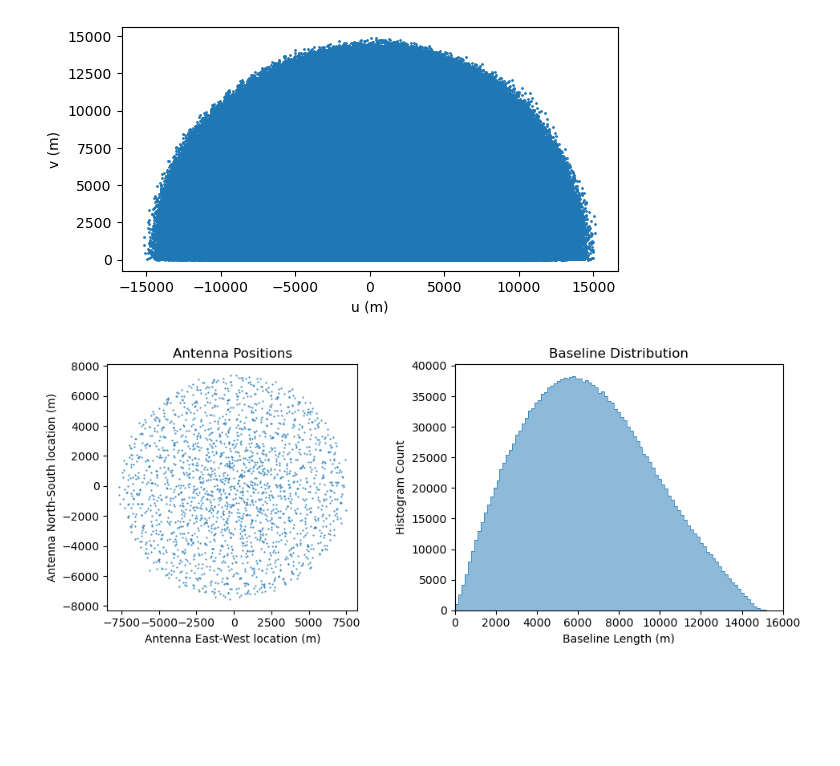
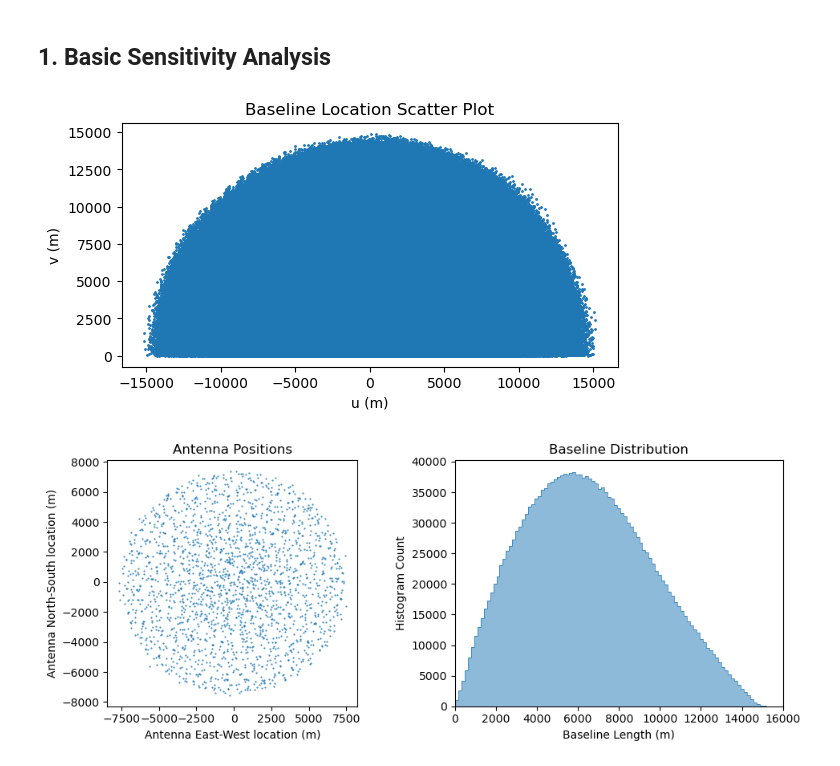
Before and after one commit to rlbyrne/PSsensitivity, a Jupyter notebook: plot_DSA2000_sensitivity.ipynb, the cells around one changed output. Cells and saved outputs as stored; diff of their text form; code cells hidden in the pictures; blank space fills up the shorter version.

```diff
--- a/plot_DSA2000_sensitivity.ipynb
+++ b/plot_DSA2000_sensitivity.ipynb
@@ -1,3 +11,5 @@
+# %% [markdown]
+## 1. Basic Sensitivity Analysis
 # %%
 import numpy as np
 import pyuvdata
@@ -31,14 +43,15 @@ antpos = array_sensitivity.get_antpos(antpos_filepath)
 # %%
 # Get baselines
 baselines_m = array_sensitivity.get_baselines(antpos)
 fig, ax = plt.subplots()
 ax.scatter(baselines_m[:,0], baselines_m[:,1], s=1)
 ax.set_aspect(1)
 ax.set_xlabel("u (m)")
 ax.set_ylabel("v (m)")
+ax.set_title("Baseline Location Scatter Plot")
 plt.show()
 # %% [output]
-[figure, old version]
+[figure, new version]
 # %%
 fig, ax = plt.subplots(nrows=1, ncols=2, figsize=(10,4))
 
```
Also changed, not shown: parts of 9 cells of this notebook, 3 other files.
